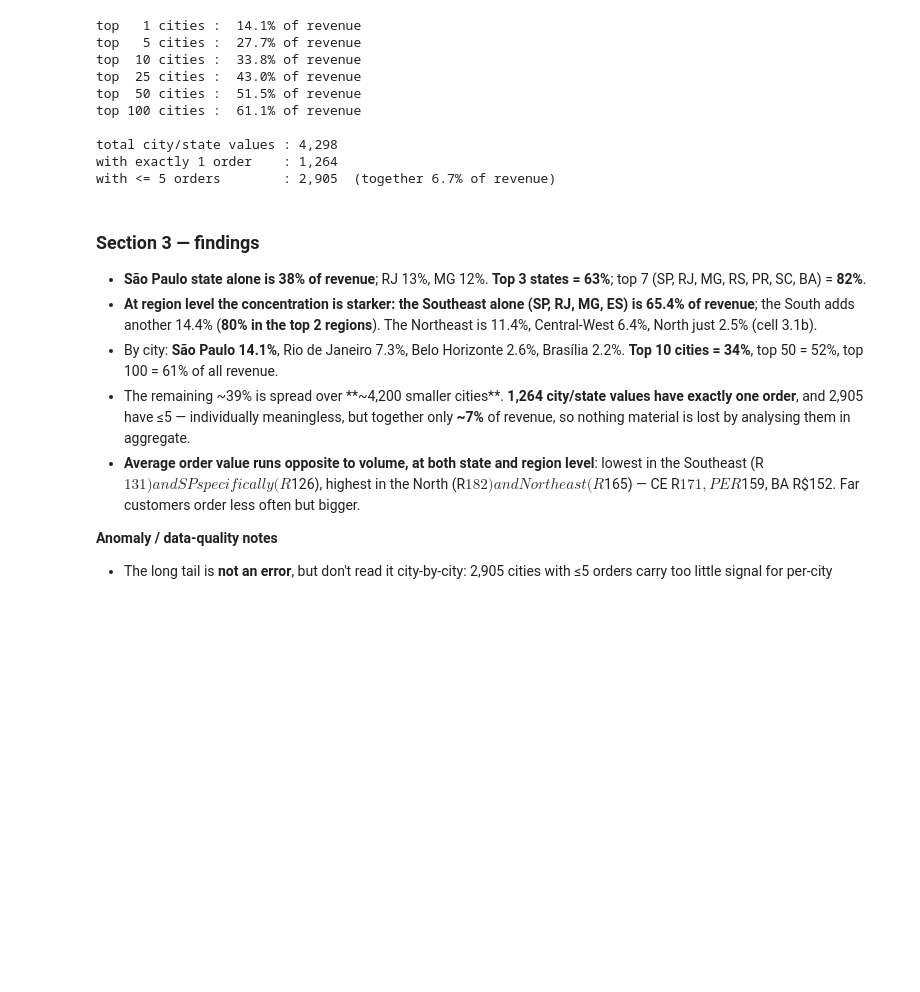
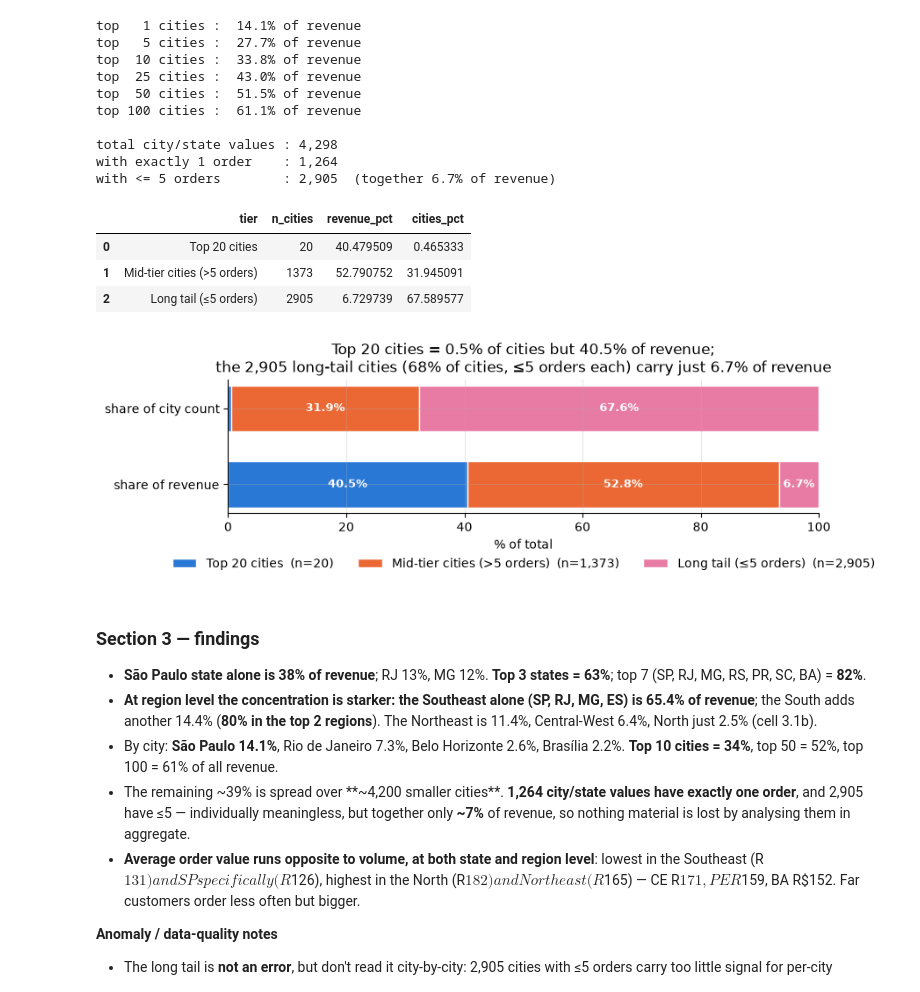
Before and after one commit to cheanwei/ntu-dsai-group5-project2, a Jupyter notebook: notebooks/01_data_profiling.ipynb, the cells around one changed output. Drawn from its saved outputs; the diff is of its cells as text; code cells hidden in the pictures; blank space fills up the shorter version.

```diff
--- a/notebooks/01_data_profiling.ipynb
+++ b/notebooks/01_data_profiling.ipynb
@@ -1205,6 +1319,65 @@ top 100 cities :  61.1% of revenue
 total city/state values : 4,298
 with exactly 1 order    : 1,264
 with <= 5 orders        : 2,905  (together 6.7% of revenue)
+# %%
+# 3.4  Composition of the long tail \u2014 how city COUNT and REVENUE share
+#      compare across three tiers. Reuses `allc` and `total` from 3.3, so this
+#      is zero extra BigQuery scan.
+tail_mask = allc["orders"] <= 5
+top20_mask = allc.index < 20  # allc is already sorted desc by revenue, same
+                               # order as the `cities` table in 3.2
+
+tiers = pd.DataFrame({
+    "tier": ["Top 20 cities", "Mid-tier cities (>5 orders)", "Long tail (\u22645 orders)"],
+    "n_cities": [
+        int(top20_mask.sum()),
+        int((~tail_mask & ~top20_mask).sum()),
+        int(tail_mask.sum()),
+    ],
+    "revenue_pct": [
+        allc.loc[top20_mask, "revenue"].sum() / total * 100,
+        allc.loc[~tail_mask & ~top20_mask, "revenue"].sum() / total * 100,
+        allc.loc[tail_mask, "revenue"].sum() / total * 100,
+    ],
+})
+tiers["cities_pct"] = tiers["n_cities"] / len(allc) * 100
+display(tiers)
+
+# Same fixed tier order/colors used consistently: top tier, mid tier, tail.
+TIER_COLORS = ["#2a78d6", "#eb6834", "#e87ba4"]  # blue, orange, magenta
+
+fig, ax = plt.subplots(figsize=(9, 3.2))
+rows = ["share of revenue", "share of city count"]
+row_values = [tiers["revenue_pct"].tolist(), tiers["cities_pct"].tolist()]
+
+left = [0.0, 0.0]
+for i, color in enumerate(TIER_COLORS):
+    widths = [row_values[0][i], row_values[1][i]]
+    ax.barh(rows, widths, left=left, color=color, edgecolor="white", height=0.6,
+            label=f"{tiers['tier'][i]}  (n={tiers['n_cities'][i]:,})")
+    for j, w in enumerate(widths):
+        if w > 3:
+            ax.text(left[j] + w / 2, j, f"{w:.1f}%", ha="center", va="center",
+                    color="white", fontsize=9, fontweight="bold")
+    left = [l + w for l, w in zip(left, widths)]
+
+ax.set_xlim(0, 100)
+ax.set_xlabel("% of total")
+ax.legend(loc="upper center", bbox_to_anchor=(0.5, -0.25), ncol=3, frameon=False)
+ax.set_title(
+    f"Top 20 cities = {tiers.iloc[0]['cities_pct']:.1f}% of cities but "
+    f"{tiers.iloc[0]['revenue_pct']:.1f}% of revenue;\n"
+    f"the {tiers.iloc[2]['n_cities']:,} long-tail cities "
+    f"({tiers.iloc[2]['cities_pct']:.0f}% of cities, \u22645 orders each) "
+    f"carry just {tiers.iloc[2]['revenue_pct']:.1f}% of revenue"
+)
+plt.tight_layout(); plt.show()
+# %% [output]
+|  | tier | n_cities | revenue_pct | cities_pct |
+| 0 | Top 20 cities | 20 | 40.479509 | 0.465333 |
+| 1 | Mid-tier cities (>5 orders) | 1373 | 52.790752 | 31.945091 |
+| 2 | Long tail (≤5 orders) | 2905 | 6.729739 | 67.589577 |
+[figure, added]
 # %% [markdown]
 ### Section 3 — findings
 
```
Also changed, not shown: parts of 9 cells of this notebook.
